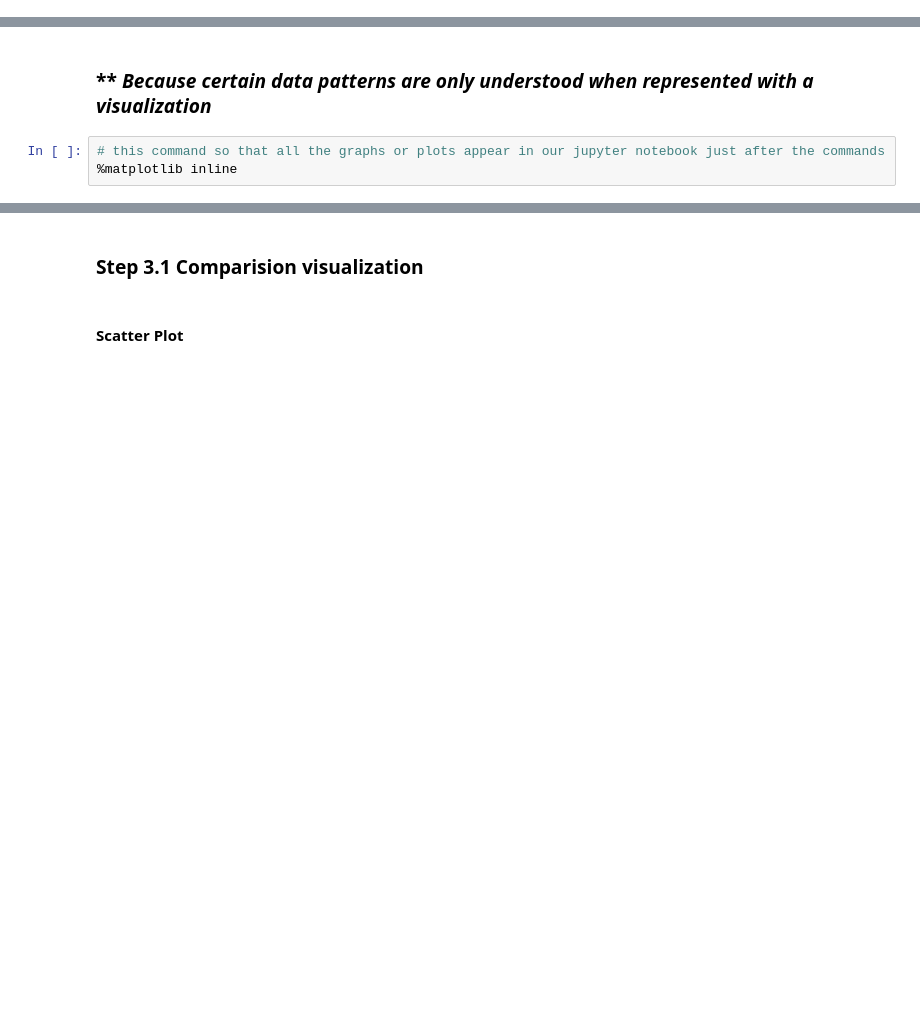
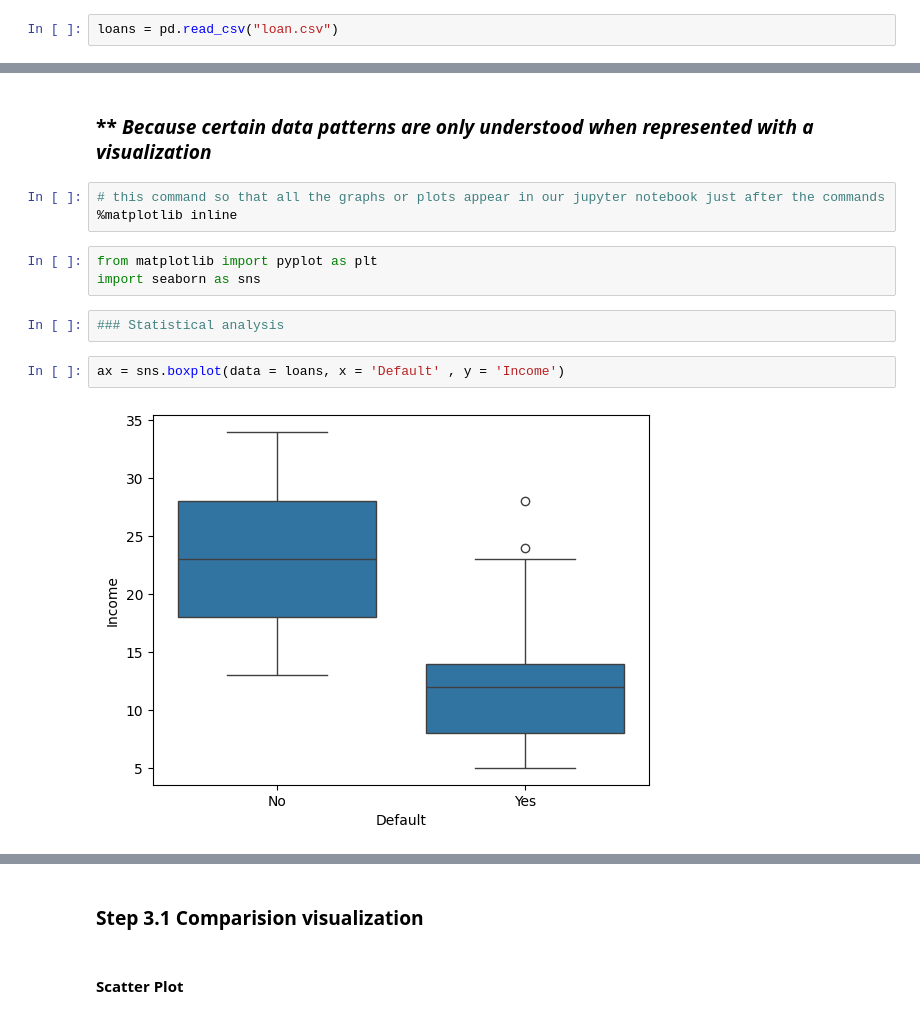
Before and after one commit to AbhishekJunnarkar/DS-ML-Projects, a Jupyter notebook: 00-awesome-data-modelling-with-ml/006-Project-Loans-decision-tree-modelling/Project-Loan-Decision-Tree-Modelling.ipynb, the cells around one changed output, grey strips where cells are left out. Drawn from its saved outputs; the diff is of its cells as text; blank space fills up the shorter version.

```diff
--- a/00-awesome-data-modelling-with-ml/006-Project-Loans-decision-tree-modelling/Project-Loan-Decision-Tree-Modelling.ipynb
+++ b/00-awesome-data-modelling-with-ml/006-Project-Loans-decision-tree-modelling/Project-Loan-Decision-Tree-Modelling.ipynb
@@ -7,4 +9,6 @@
 # %% [markdown]
 #### Step 1.2 Load the Data as a DataFrame
+# %%
+loans = pd.read_csv("loan.csv")
 # %% [markdown]
 ### Step 2.1 Data Inspection - head(), info(), describe() etc.
@@ -33,3 +115,12 @@
 # %%
 # this command so that all the graphs or plots appear in our jupyter notebook just after the commands
 %matplotlib inline
+# %%
+from matplotlib import pyplot as plt
+import seaborn as sns
+# %%
+### Statistical analysis
+# %%
+ax = sns.boxplot(data = loans, x = 'Default' , y = 'Income')
+# %% [output]
+[figure, added]
```
Also changed, not shown: parts of 29 cells of this notebook, 2 other files.
